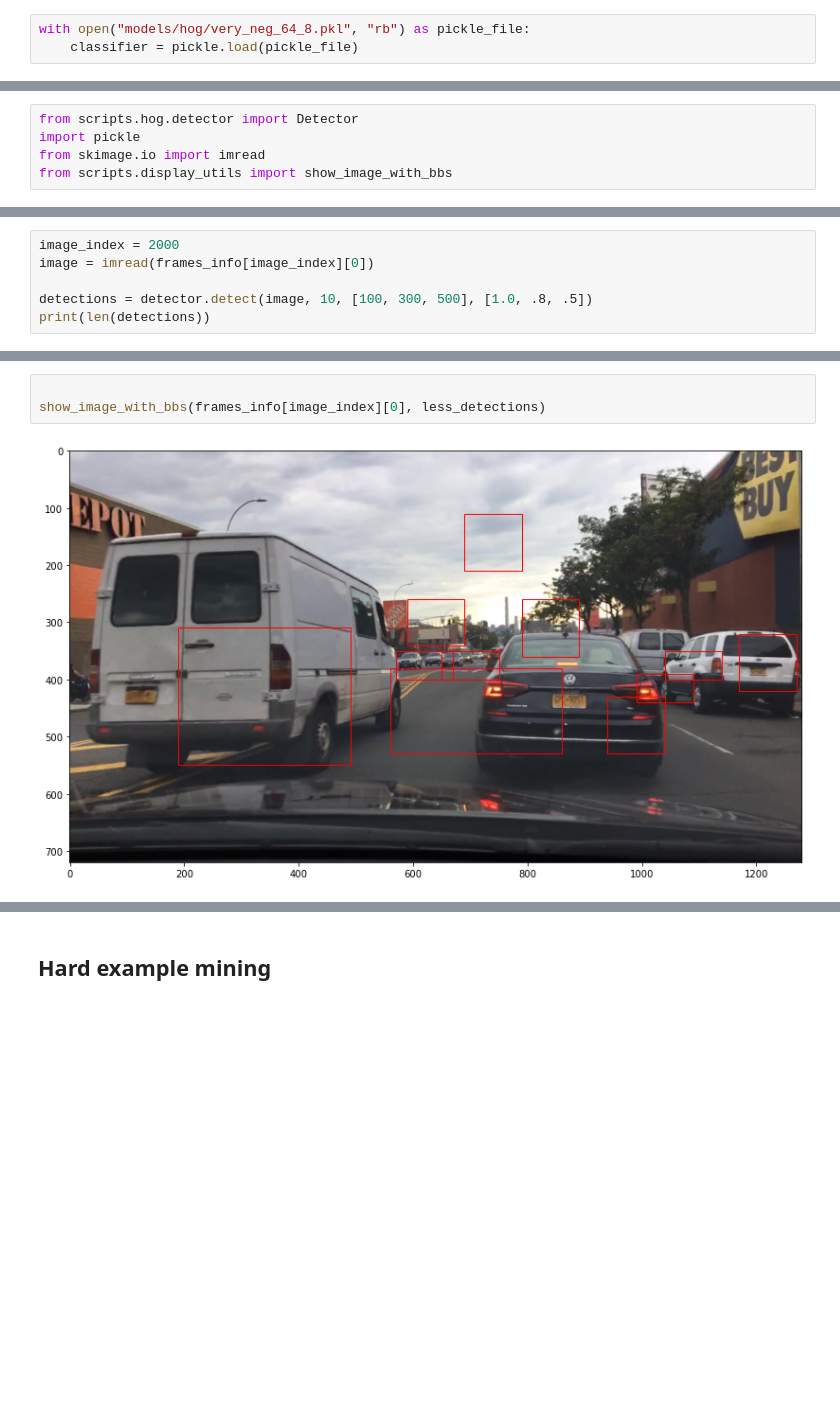
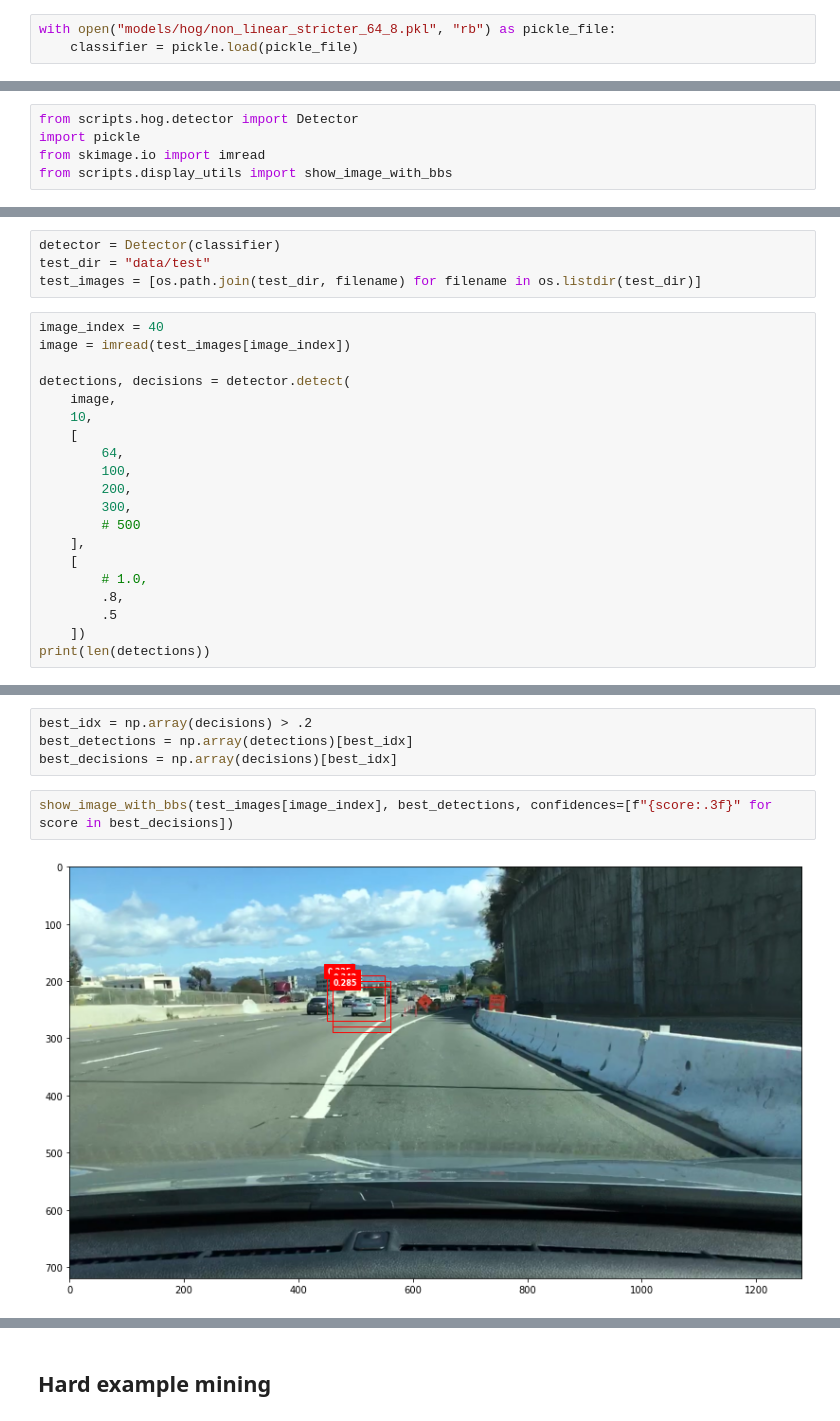
Before and after one commit to Castavo/car-detection, a Jupyter notebook: model_exploration.ipynb, the cells around one changed output, grey strips where cells are left out. Saved outputs shown, nothing was run; the diff lists cells and outputs as text; blank space fills up the shorter version.

```diff
--- a/model_exploration.ipynb
+++ b/model_exploration.ipynb
@@ -24,5 +24,5 @@ features[1].shape
 # %% [output]
 (34560,)
 # %%
-with open("models/hog/very_neg_64_8.pkl", "rb") as pickle_file:
+with open("models/hog/non_linear_stricter_64_8.pkl", "rb") as pickle_file:
     classifier = pickle.load(pickle_file)
@@ -62,7 +63,25 @@ detector = Detector(classifier)
+# %%
+detector = Detector(classifier)
+test_dir = "data/test"
+test_images = [os.path.join(test_dir, filename) for filename in os.listdir(test_dir)]
 # %%
-image_index = 2000
-image = imread(frames_info[image_index][0])
+image_index = 40
+image = imread(test_images[image_index])
 
-detections = detector.detect(image, 10, [100, 300, 500], [1.0, .8, .5])
+detections, decisions = detector.detect(
+    image,
+    10,
+    [
+        64,
+        100,
+        200,
+        300,
+        # 500
+    ],
+    [
+        # 1.0,
+        .8,
+        .5
+    ])
 print(len(detections))
 # %% [output]
@@ -75,5 +94,8 @@ print(len(less_detections))
-# %%
-
-show_image_with_bbs(frames_info[image_index][0], less_detections)
-# %% [output]
-[figure, removed]
+# %%
+best_idx = np.array(decisions) > .2
+best_detections = np.array(detections)[best_idx]
+best_decisions = np.array(decisions)[best_idx]
+# %%
+show_image_with_bbs(test_images[image_index], best_detections, confidences=[f"{score:.3f}" for score in best_decisions])
+# %% [output]
+[figure, added]
```
Also changed, not shown: parts of 5 cells of this notebook, 4 other files.
